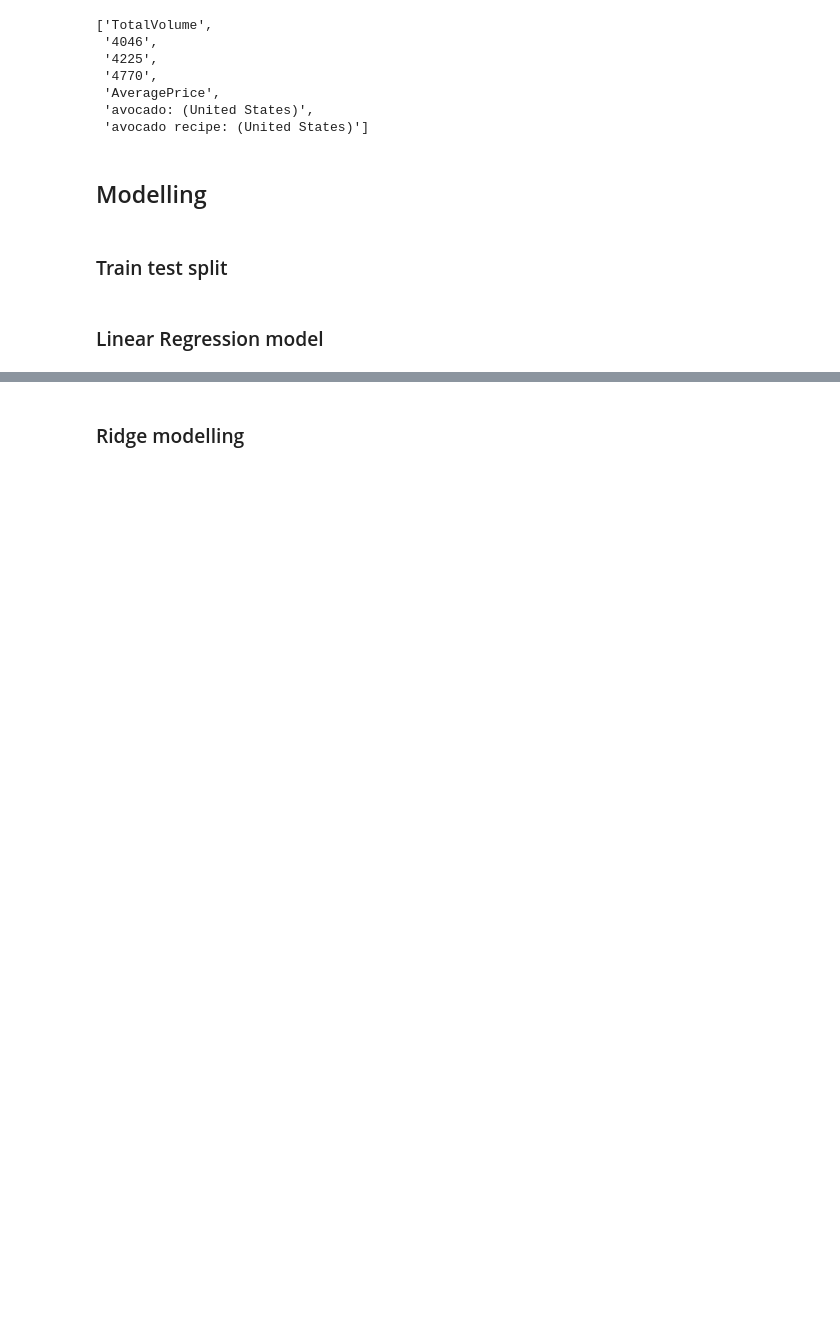
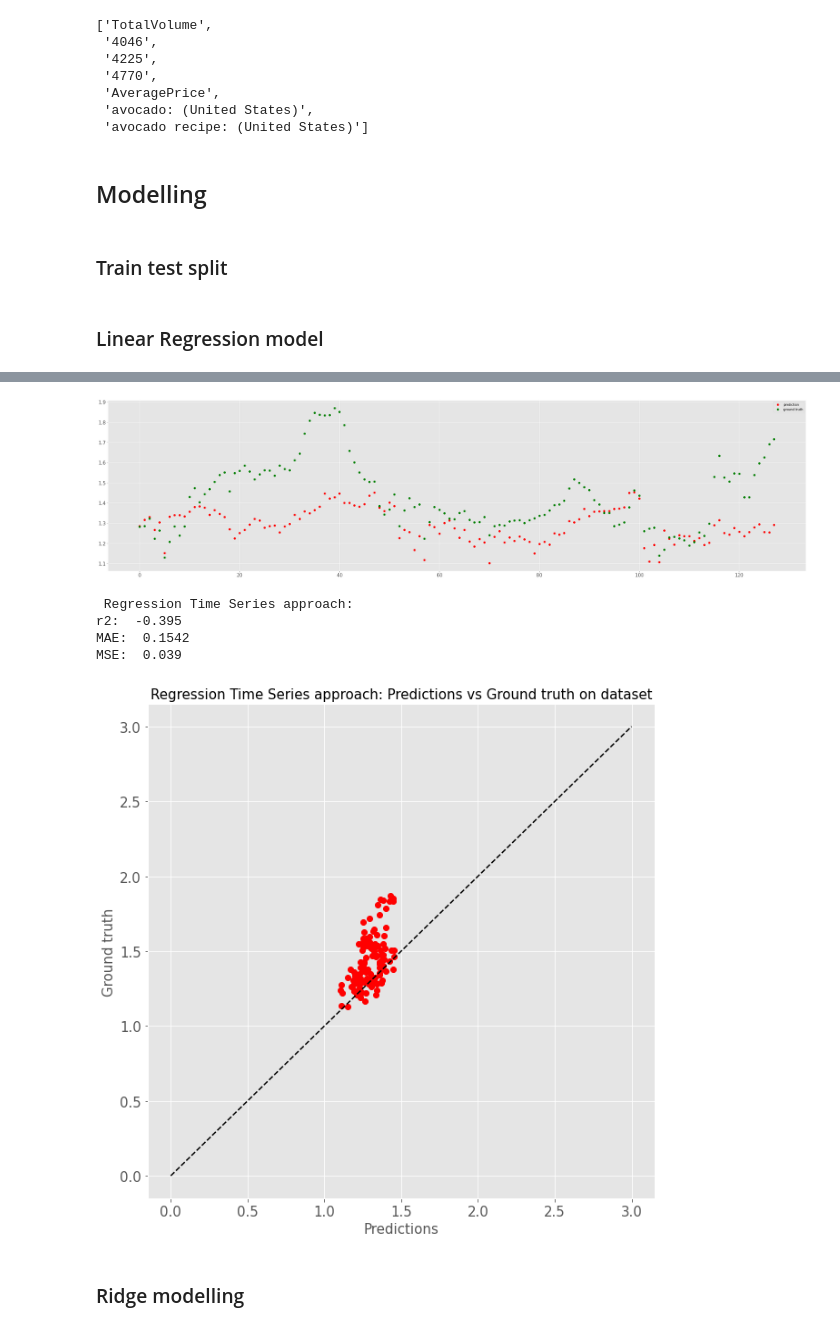
Before and after one commit to potus84/DS-ML-CASE-AVOCADO-KING-, a Jupyter notebook: Preprocessing_Modelling.ipynb, the cells around one changed output, grey strips where cells are left out. Drawn from its saved outputs; the diff is of its cells as text; code cells hidden in the pictures; blank space fills up the shorter version.

```diff
--- a/Preprocessing_Modelling.ipynb
+++ b/Preprocessing_Modelling.ipynb
@@ -304,3 +306,12 @@ plot_residual_distribution(y_predicted, y_test.values, 'Regression Time Series a
+# %%
+result_plot(y_test.values, y_predicted, 'Regression Time Series approach')
+# %% [output]
+[figure, added]
+ Regression Time Series approach:
+r2:  -0.395
+MAE:  0.1542
+MSE:  0.039
+[figure, added]
 # %% [markdown]
 ### Ridge modelling
 # %%
```
Also changed, not shown: parts of 11 cells of this notebook.
